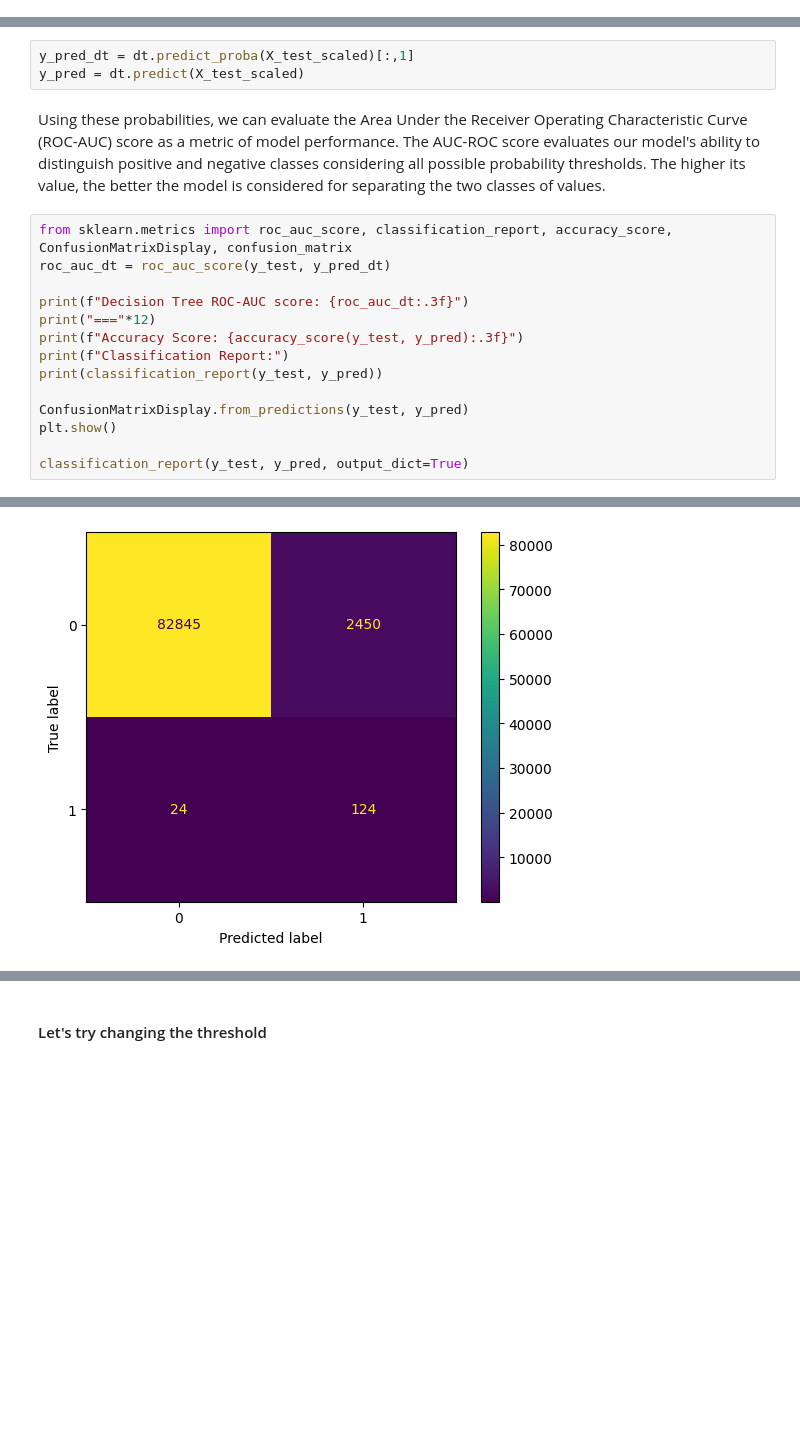
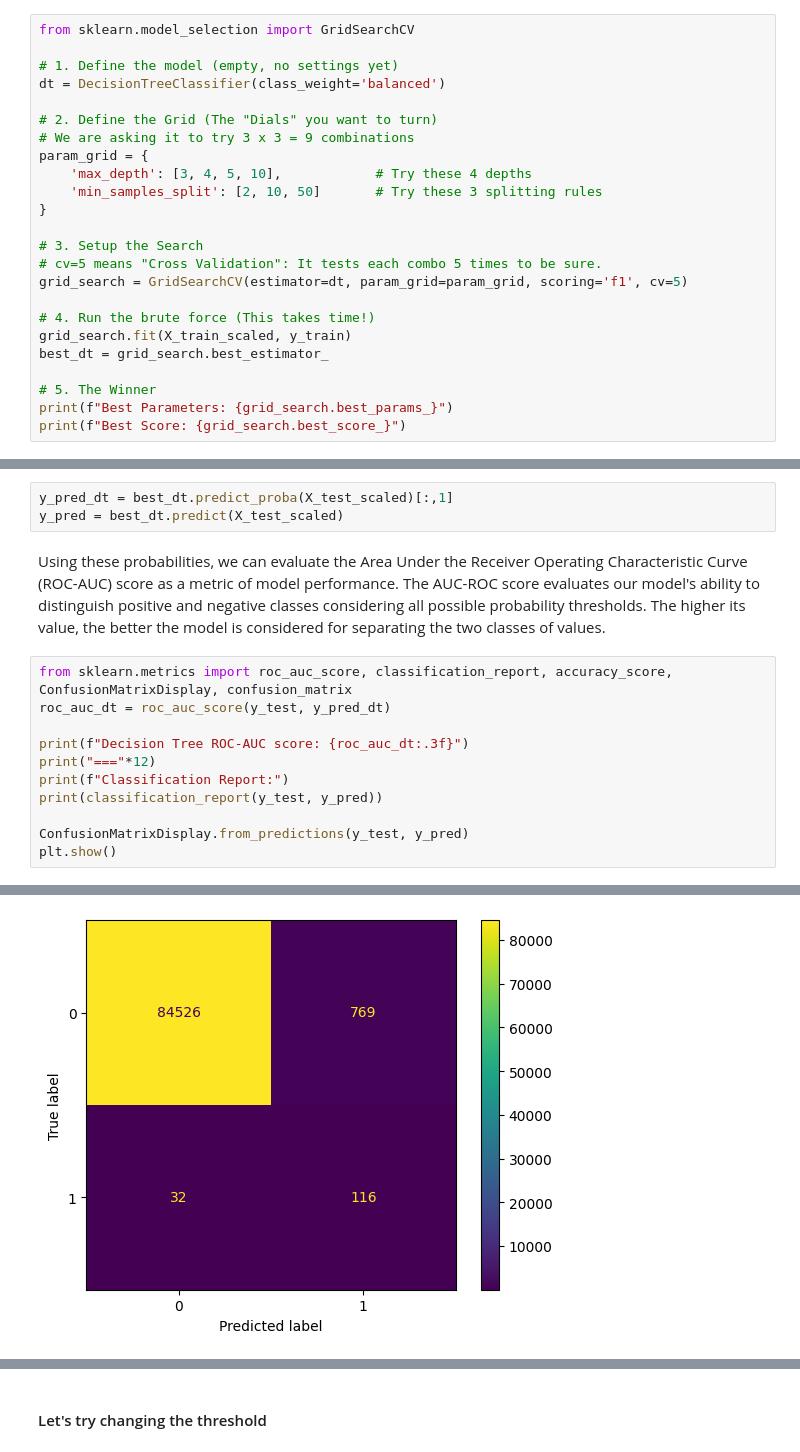
Before and after one commit to azharfachrezi/my-learning, a Jupyter notebook: Machine Learning/Supervised Learning/decisiontree_svm.ipynb, the cells around one changed output, grey strips where cells are left out. Cells and saved outputs as stored; diff of their text form; blank space fills up the shorter version.

Commit message:
readjust params

```diff
--- a/Machine Learning/Supervised Learning/decisiontree_svm.ipynb
+++ b/Machine Learning/Supervised Learning/decisiontree_svm.ipynb
@@ -165,3 +165,27 @@ LinearSVC(class_weight='balanced', fit_intercept=False, loss='hinge',
 # %% [markdown]
 #### Evaluate the Decision Tree Classifier Models
 Run the following cell to compute the probabilities of the test samples belonging to the class of fraudulent transactions.
+# %%
+from sklearn.model_selection import GridSearchCV
+
+# 1. Define the model (empty, no settings yet)
+dt = DecisionTreeClassifier(class_weight='balanced')
+
+# 2. Define the Grid (The "Dials" you want to turn)
+# We are asking it to try 3 x 3 = 9 combinations
+param_grid = {
+    'max_depth': [3, 4, 5, 10],            # Try these 4 depths
+    'min_samples_split': [2, 10, 50]       # Try these 3 splitting rules
+}
+
+# 3. Setup the Search
+# cv=5 means "Cross Validation": It tests each combo 5 times to be sure.
+grid_search = GridSearchCV(estimator=dt, param_grid=param_grid, scoring='f1', cv=5)
+
+# 4. Run the brute force (This takes time!)
+grid_search.fit(X_train_scaled, y_train)
+best_dt = grid_search.best_estimator_
+
+# 5. The Winner
+print(f"Best Parameters: {grid_search.best_params_}")
+print(f"Best Score: {grid_search.best_score_}")
@@ -168,6 +195,6 @@ Run the following cell to compute the probabilities of the test samples belongin
 # %%
-y_pred_dt = dt.predict_proba(X_test_scaled)[:,1]
-y_pred = dt.predict(X_test_scaled)
+y_pred_dt = best_dt.predict_proba(X_test_scaled)[:,1]
+y_pred = best_dt.predict(X_test_scaled)
 # %% [markdown]
 Using these probabilities, we can evaluate the Area Under the Receiver Operating Characteristic Curve (ROC-AUC) score as a metric of model performance. The AUC-ROC score evaluates our model's ability to distinguish positive and negative classes considering all possible probability thresholds. The higher its value, the better the model is considered for separating the two classes of values.
 # %%
@@ -176,12 +203,9 @@ roc_auc_dt = roc_auc_score(y_test, y_pred_dt)
 
 print(f"Decision Tree ROC-AUC score: {roc_auc_dt:.3f}")
 print("==="*12)
-print(f"Accuracy Score: {accuracy_score(y_test, y_pred):.3f}")
 print(f"Classification Report:")
 print(classification_report(y_test, y_pred))
 
 ConfusionMatrixDisplay.from_predictions(y_test, y_pred)
 plt.show()
-
-classification_report(y_test, y_pred, output_dict=True)
 # %% [output]
@@ -200 +223 @@ weighted avg       1.00      0.97      0.98     85443
-[figure, old version]
+[figure, new version]
```
Also changed, not shown: parts of 9 cells of this notebook.
